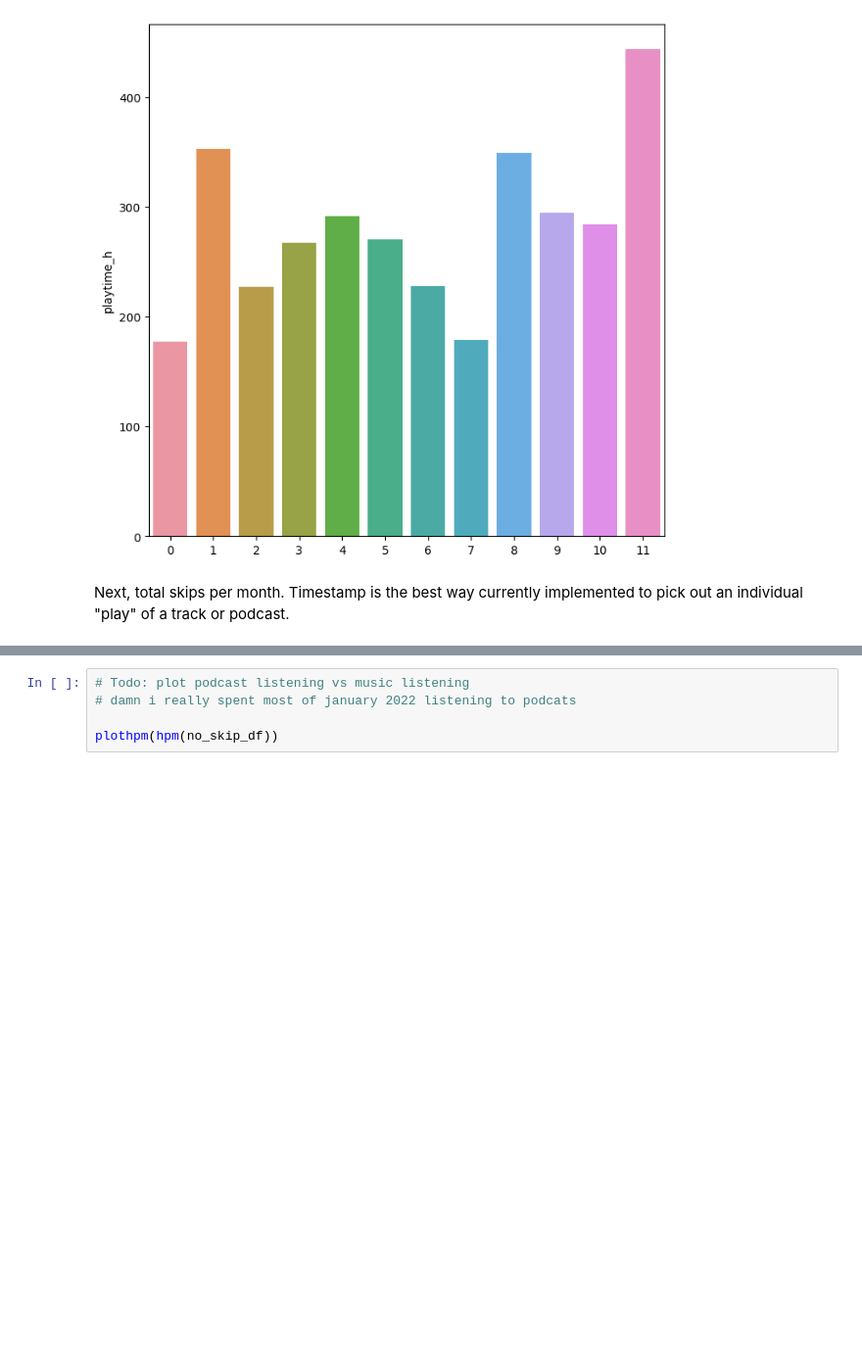
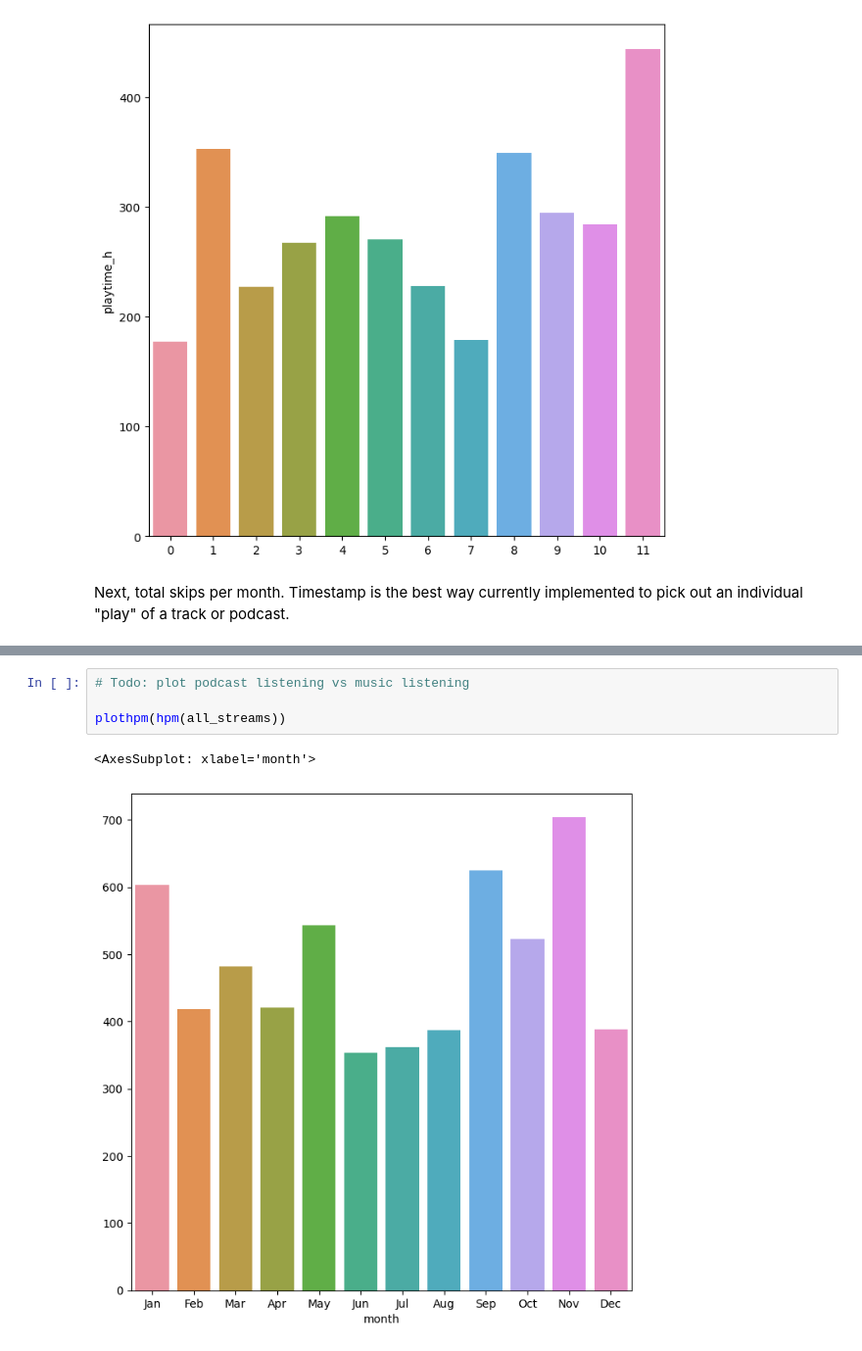
Before and after one commit to mmmuir/CL_DA2, a Jupyter notebook: analysis.ipynb, the cells around one changed output, grey strips where cells are left out. Shown at 98% size. Drawn from its saved outputs; the diff is of its cells as text; blank space fills up the shorter version.

```diff
--- a/ios_analysis.ipynb
+++ b/analysis.ipynb
@@ -442,5 +466,7 @@ plothpm(hpm(podcasts))
 # %%
 # Todo: plot podcast listening vs music listening
-# damn i really spent most of january 2022 listening to podcats
 
-plothpm(hpm(no_skip_df))
+plothpm(hpm(all_streams))
+# %% [output]
+<AxesSubplot: xlabel='month'>
+[figure, added]
```
Also changed, not shown: parts of 9 cells of this notebook, 3 other files.
